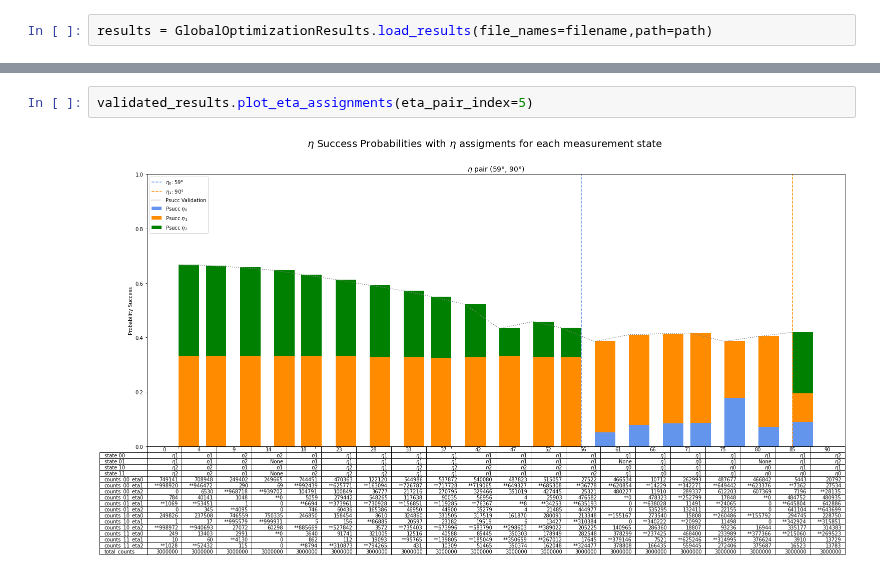
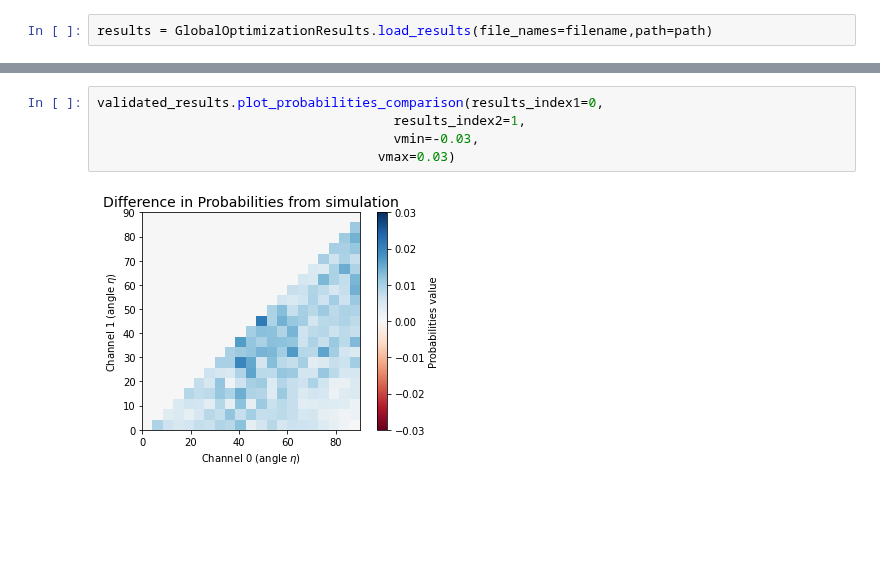
Before and after one commit to iamtxena/quantum-channel-discrimination, a Jupyter notebook: src/2-etas-analysis-validation-results.ipynb, the cells around one changed output, grey strips where cells are left out. Saved outputs shown, nothing was run; the diff lists cells and outputs as text; blank space fills up the shorter version.

```diff
--- a/src/2-etas-analysis-validation-results.ipynb
+++ b/src/2-etas-analysis-validation-results.ipynb
@@ -79,4 +61,7 @@ validated_results.plot_eta_assignments(eta_pair_index=4)
-# %%
-validated_results.plot_eta_assignments(eta_pair_index=5)
-# %% [output]
-[figure, removed]
+# %%
+validated_results.plot_probabilities_comparison(results_index1=0,
+                                      results_index2=1,
+                                      vmin=-0.03,
+                                    vmax=0.03)
+# %% [output]
+[figure, added]
```
Also changed, not shown: parts of 17 cells of this notebook, 4 other files.
